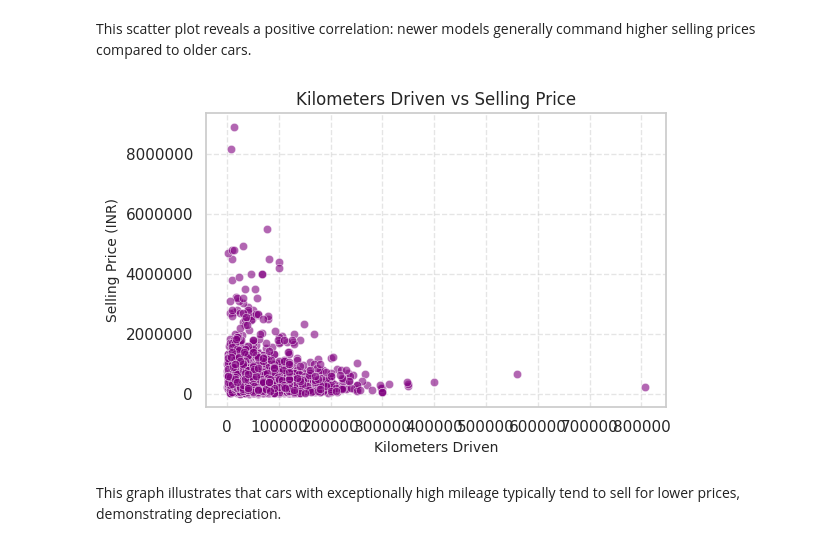
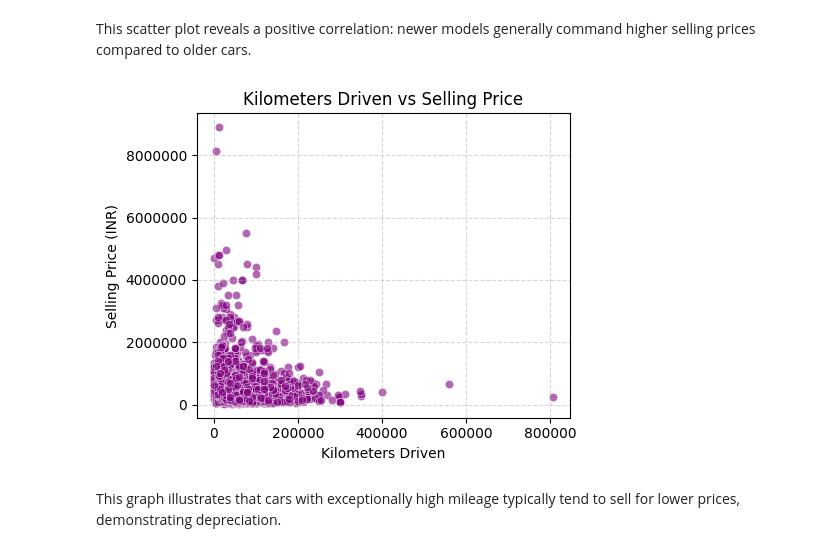
Before and after one commit to tasneem1865/Predictive-Analysis-CA3, a Jupyter notebook: predictive_project.ipynb, the cells around one changed output. Saved outputs shown, nothing was run; the diff lists cells and outputs as text; code cells hidden in the pictures.

```diff
--- a/predictive_project.ipynb
+++ b/predictive_project.ipynb
@@ -135,17 +135,17 @@ plt.show()
 This scatter plot reveals a positive correlation: newer models generally command higher selling prices compared to older cars.
 # %%
 # 3. Scatter plot of kilometers driven versus selling price
-plt.figure(figsize=(6, 4))
+plt.figure(figsize=(5, 4))
 sns.scatterplot(data=df, x='km_driven', y='selling_price', color='purple', alpha=0.6)
 plt.title('Kilometers Driven vs Selling Price', fontsize=12)
 plt.xlabel('Kilometers Driven', fontsize=10)
 plt.ylabel('Selling Price (INR)', fontsize=10)
 plt.ticklabel_format(style='plain', axis='both')
 plt.grid(True, linestyle='--', alpha=0.5)
 plt.tight_layout()
 plt.show()
 # %% [output]
-[figure, old version]
+[figure, new version]
 # %% [markdown]
 This graph illustrates that cars with exceptionally high mileage typically tend to sell for lower prices, demonstrating depreciation.
 # %%
```
Also changed, not shown: parts of 4 cells of this notebook.
